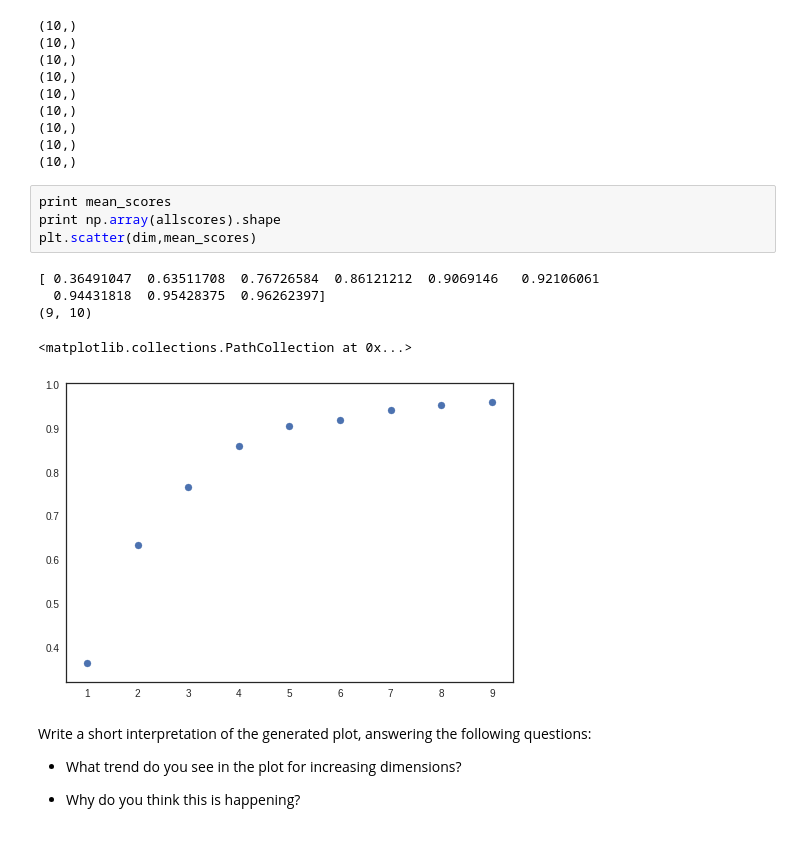
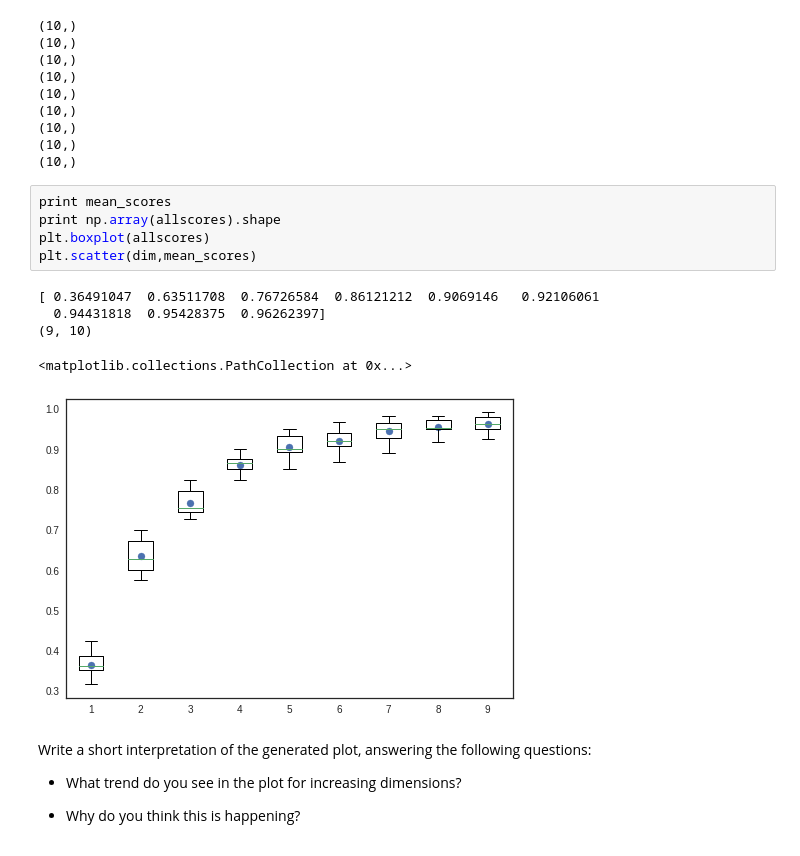
Before and after one commit to ShichengChen/cs109, a Jupyter notebook: 2014-master/homework/HW3.ipynb, the cells around one changed output. Cells and saved outputs as stored; diff of their text form.

```diff
--- a/2014-master/homework/HW3.ipynb
+++ b/2014-master/homework/HW3.ipynb
@@ -694,13 +752,14 @@ mean_scores = np.array(allscores).mean(axis=1)
 # %%
 print mean_scores
 print np.array(allscores).shape
+plt.boxplot(allscores)
 plt.scatter(dim,mean_scores)
 # %% [output]
 [ 0.36491047  0.63511708  0.76726584  0.86121212  0.9069146   0.92106061
   0.94431818  0.95428375  0.96262397]
 (9, 10)
 <matplotlib.collections.PathCollection at 0x...>
-[figure, old version]
+[figure, new version]
 # %% [markdown]
 Write a short interpretation of the generated plot, answering the following questions:
 
```
Also changed, not shown: parts of 6 cells of this notebook, 1 other file.
